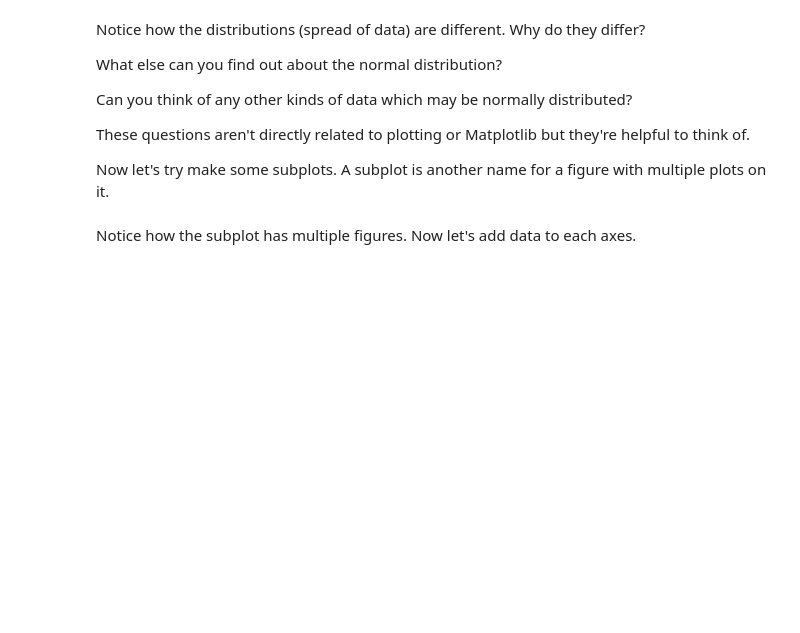
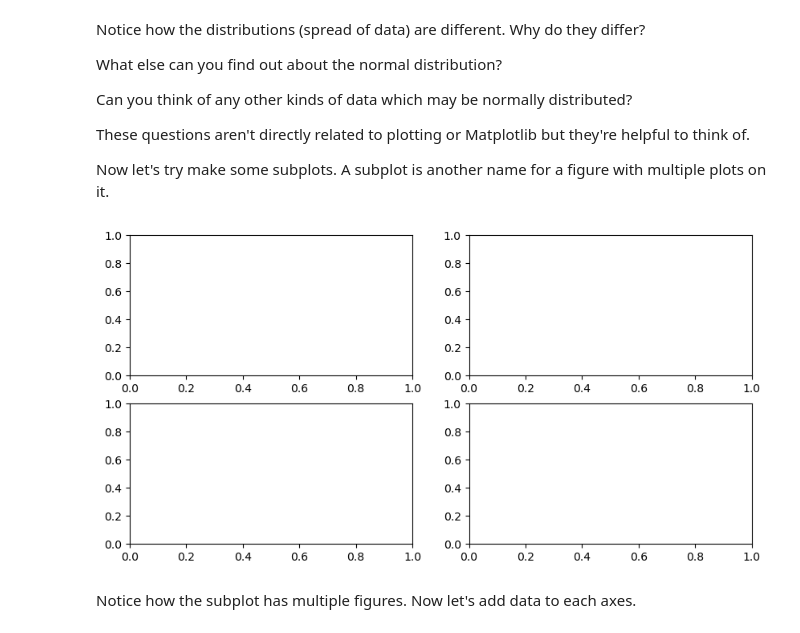
Before and after one commit to otinabrayo/IntroToPandas, a Jupyter notebook: matplotlib-exercises.ipynb, the cells around one changed output. Drawn from its saved outputs; the diff is of its cells as text; code cells hidden in the pictures; blank space fills up the shorter version.

```diff
--- a/matplotlib-exercises.ipynb
+++ b/matplotlib-exercises.ipynb
@@ -187,6 +187,12 @@ These questions aren't directly related to plotting or Matplotlib but they're he
 Now let's try make some subplots. A subplot is another name for a figure with multiple plots on it.
 # %%
 # Create an empty subplot with 2 rows and 2 columns (4 subplots total)
+fig, ((ax1, ax2), (ax3, ax4)) = plt.subplots(nrows=2,
+                                            ncols=2,
+                                            figsize=(10, 5))
+plt.show()
+# %% [output]
+[figure, added]
 # %% [markdown]
 Notice how the subplot has multiple figures. Now let's add data to each axes.
 # %%
```
Also changed, not shown: parts of 25 cells of this notebook, 3 other files.
